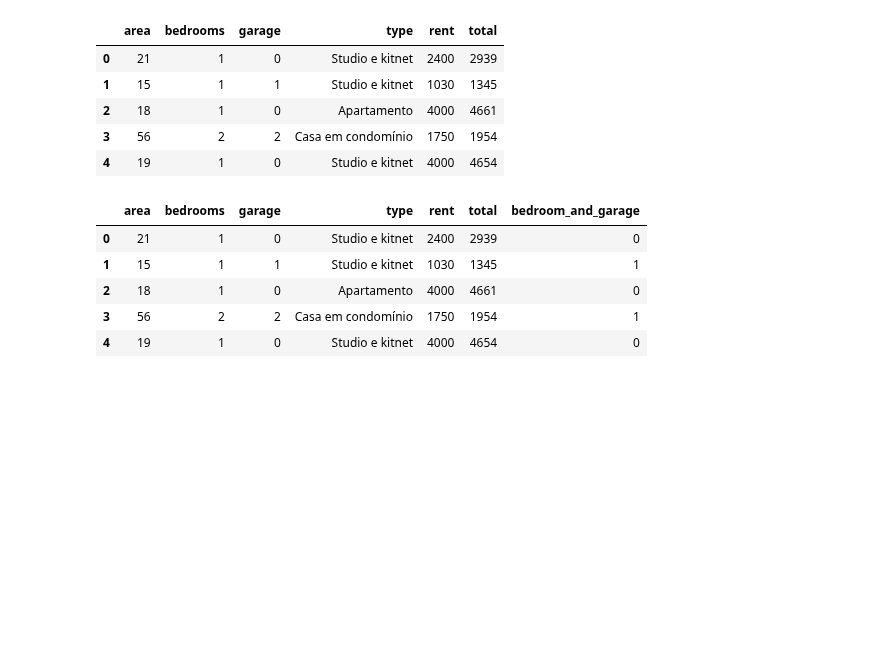
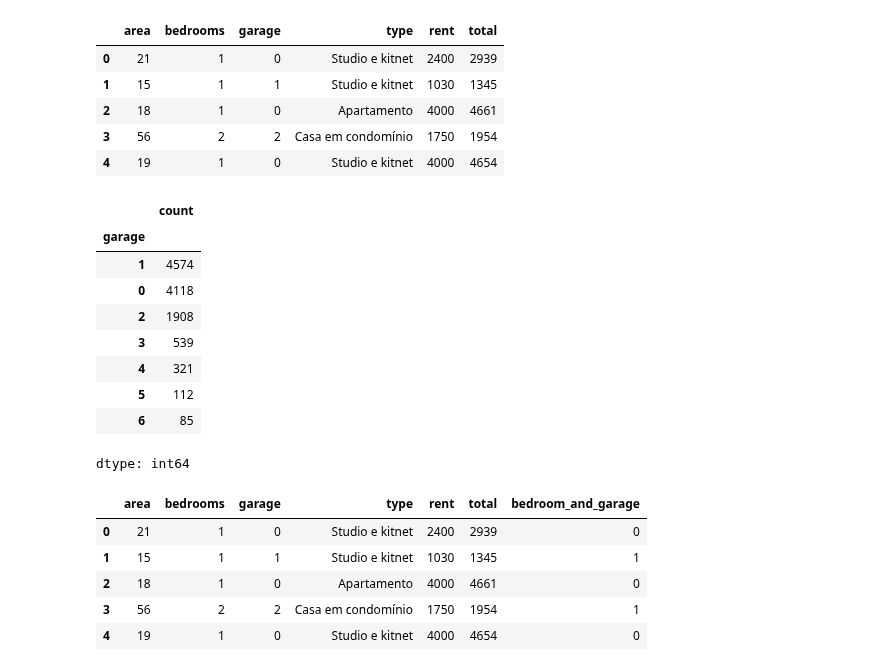
Before and after one commit to viktoruebelhart/studies, a Jupyter notebook: Intro_ML.ipynb, the cells around one changed output. Drawn from its saved outputs; the diff is of its cells as text; code cells hidden in the pictures; blank space fills up the shorter version.

```diff
--- a/Intro_ML.ipynb
+++ b/Intro_ML.ipynb
@@ -73,6 +73,19 @@ houses_final.head()
 | 2 | 18 | 1 | 0 | Apartamento | 4000 | 4661 |
 | 3 | 56 | 2 | 2 | Casa em condomínio | 1750 | 1954 |
 | 4 | 19 | 1 | 0 | Studio e kitnet | 4000 | 4654 |
+# %%
+houses_final['garage'].value_counts()
+# %% [output]
+|  | count |
+| garage |  |
+| 1 | 4574 |
+| 0 | 4118 |
+| 2 | 1908 |
+| 3 | 539 |
+| 4 | 321 |
+| 5 | 112 |
+| 6 | 85 |
+dtype: int64
 # %%
 houses_final['bedroom_and_garage'] = np.where((houses_final['bedrooms']>0 ) & (houses_final['garage']>0), 1, 0)
 houses_final.head()
```
Also changed, not shown: parts of 6 cells of this notebook.
